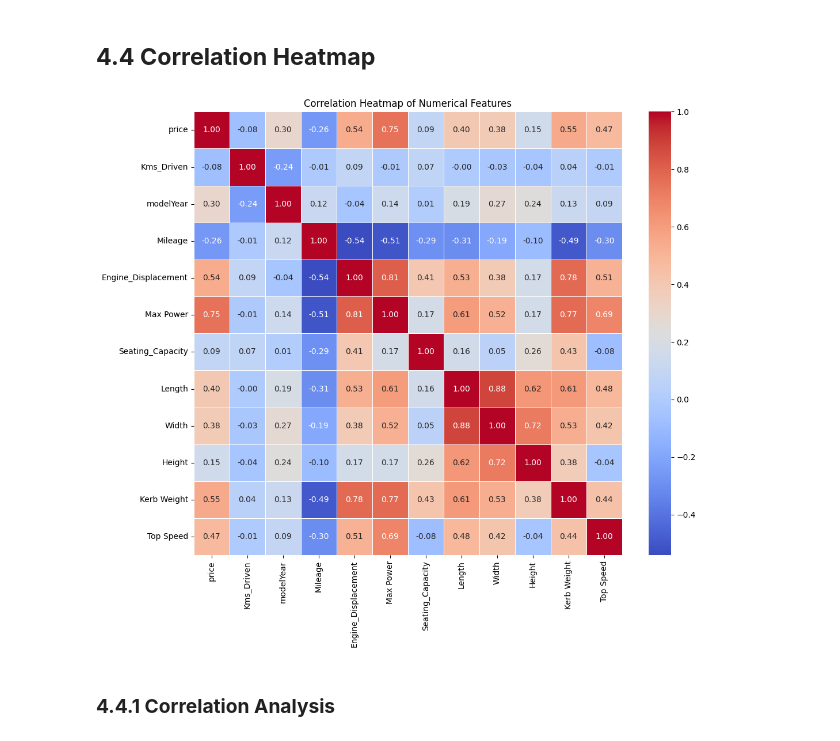
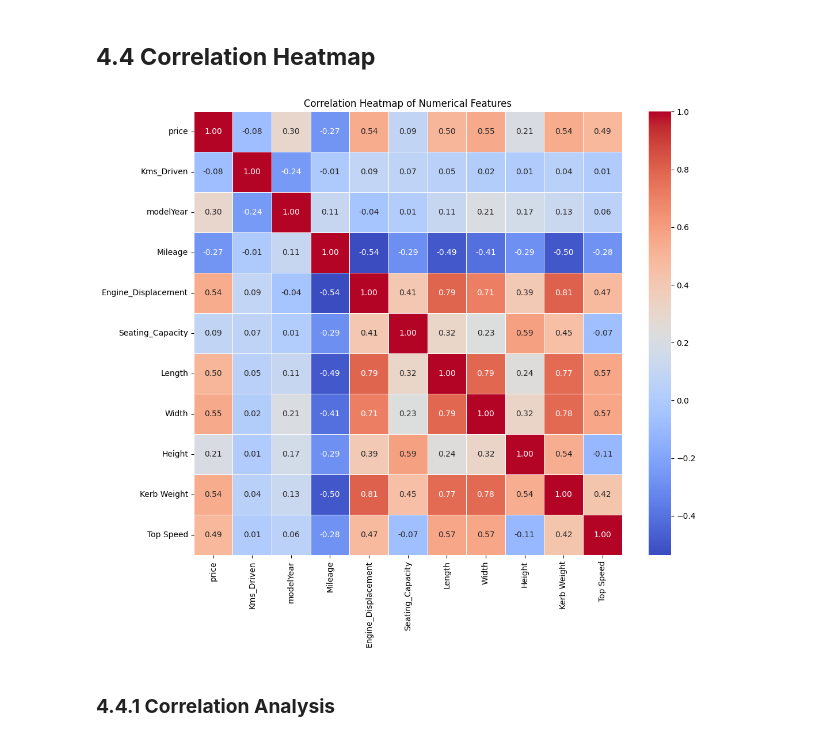
Before and after one commit to AravindhKumarA9/Car_dheko, a Jupyter notebook: car_dheko.ipynb, the cells around one changed output. Cells and saved outputs as stored; diff of their text form; code cells hidden in the pictures.

```diff
--- a/car_dheko.ipynb
+++ b/car_dheko.ipynb
@@ -494,9 +550,11 @@ Columns with unit values: ['variantName', 'Mileage', 'Engine_Displacement', 'Max
 # %%
-# Replace values in 'Alloy Wheel Size', 'Super Charger' column
+# Replace values list of columns
+
+Final['Super Charger'].replace({"no": "No", "yes": "Yes", "NO": "No"}, inplace=True)
+Final['Insurance Validity'].replace({"Third Party": "Third Party insurance"}, inplace=True)
+Final['Turbo Charger'].replace({"no": "No", "yes": "Yes", "YES": "Yes", "NO": "No", "twin": "Twin"}, inplace=True)
 Final['Alloy Wheel Size'].replace({"R14": 14, "R15": 15, "R16": 16, "R17": 17, "R18": 18, "R19": 19, "R20": 20}, inplace=True)
-Final['Super Charger'].replace({"no": "No", "yes": "Yes", "NO": "No"}, inplace=True)
-Final['Turbo Charger'].replace({"no": "No", "yes": "Yes", "YES": "Yes", "NO": "No", "twin": "Twin"}, inplace=True)
 Final['Steering Type'].replace({"power": "Power", "electric": "Electric", "Electrical": "Electric", "Electronic": "Electric"}, inplace=True)
-Final['Insurance Validity'].replace({"Third Party": "Third Party insurance"}, inplace=True)
 Final['Seating_Capacity'].replace({"5 Seats": 5, "7 Seats": 7, "8 Seats": 8, "6 Seats": 6, "10 Seats": 10, "4 Seats": 4, "9 Seats": 9, "2 Seats": 2}, inplace=True)
+Final['Drive Type'].replace({"FWD": "Front Wheel Drive", "FWD ": "Front Wheel Drive", "2WD": "Two Wheel Drive", "2WD ": "Two Wheel Drive", "2 WD": "Two Wheel Drive","AWD": "All Wheel Drive", "4 WD": "4WD",  "4X4": "4x4", "4X2": "4x2"}, inplace=True)
 # %% [output]
@@ -520,8 +577,0 @@ For example, when doing 'df[col].method(value, inplace=True)', try using 'df.met
-# %%
-Final['price'] = Final['price'].fillna(0).astype(int)
-Final['Engine_Displacement'] = Final['Engine_Displacement'].fillna(0).astype(int)
-Final['Alloy Wheel Size'] = Final['Alloy Wheel Size'].fillna(0).astype(int)
-Final['Seating_Capacity'] = Final['Seating_Capacity'].fillna(0).astype(int)
-
-# Remove commas, handle missing values, and convert to integers in one step
-Final['Kms_Driven'] = Final['Kms_Driven'].fillna(0).astype(str).str.replace(',', '').astype(int)
@@ -527,0 +630,8 @@ Final['Kms_Driven'] = Final['Kms_Driven'].fillna(0).astype(str).str.replace(',',
+# %%
+Final[['price', 'Engine_Displacement', 'Alloy Wheel Size', 'Seating_Capacity']] = Final[['price', 'Engine_Displacement', 'Alloy Wheel Size', 'Seating_Capacity']].fillna(0).astype(int)
+
+
+# Final[['Length', 'Width', 'Height', 'Gross Weight', 'Wheel Base', 'Front Tread', 'Rear Tread', 'Kerb Weight']] = Final[['Length', 'Width', 'Height', 'Gross Weight', 'Wheel Base', 'Front Tread', 'Rear Tread', 'Kerb Weight']].fillna(0).astype(int)
+
+# Final[['price', 'Engine_Displacement', 'Alloy Wheel Size', 'Seating_Capacity']] = Final[['price', 'Engine_Displacement', 'Alloy Wheel Size', 'Seating_Capacity']].apply(lambda x: x.fillna(x.mean())).astype(int)
+Final.head(15)
@@ -627,0 +711,13 @@ Value Configuration Unique Values: ['DOHC' nan 'SOHC' 'DOHC with VIS' 'DOHC ' 'u
+# %%
+# List of columns to extract unique values from
+columns_to_check = [
+'Transmission', 'Fuel Type', 'Super Charger', 'city', 'Seating_Capacity', 'Turbo Charger', 'No Door Numbers', 'No of Cylinder',
+'Steering Type', 'Alloy Wheel Size', 'body_type', 'Insurance Validity', 'Ownership', 'Value Configuration','Drive Type']
+
+# Display unique values for each column
+for column in columns_to_check:
+    if column in Final.columns:
+        unique_values = Final[column].unique()
+        print(f"{column} Unique Values: {unique_values}")
+    else:
+        print(f"Column '{column}' not found in the DataFrame.")
@@ -978,19 +1094,19 @@ plt.show()
 ## **4.4 Correlation Heatmap**
 # %%
 # Select numerical columns for correlation matrix
-numerical_cols = ['price', 'Kms_Driven', 'modelYear', 'Mileage', 'Engine_Displacement', 'Max Power',
+numerical_cols = ['price', 'Kms_Driven', 'modelYear', 'Mileage', 'Engine_Displacement', #'Max Power',
                   'Seating_Capacity', 'Length', 'Width', 'Height', 'Kerb Weight', 'Top Speed']
 
 # Compute correlation matrix
 correlation_matrix = Final[numerical_cols].corr()
 
 # Plot heatmap
 plt.figure(figsize=(12, 10))
 sns.heatmap(correlation_matrix, annot=True, cmap='coolwarm', fmt='.2f', linewidths=0.5)
 plt.title('Correlation Heatmap of Numerical Features')
 plt.show()
 # %% [output]
-[figure, old version]
+[figure, new version]
 # %% [markdown]
 ### **4.4.1 Correlation Analysis**
 # %%
```
Also changed, not shown: parts of 44 cells of this notebook, 6 other files.
